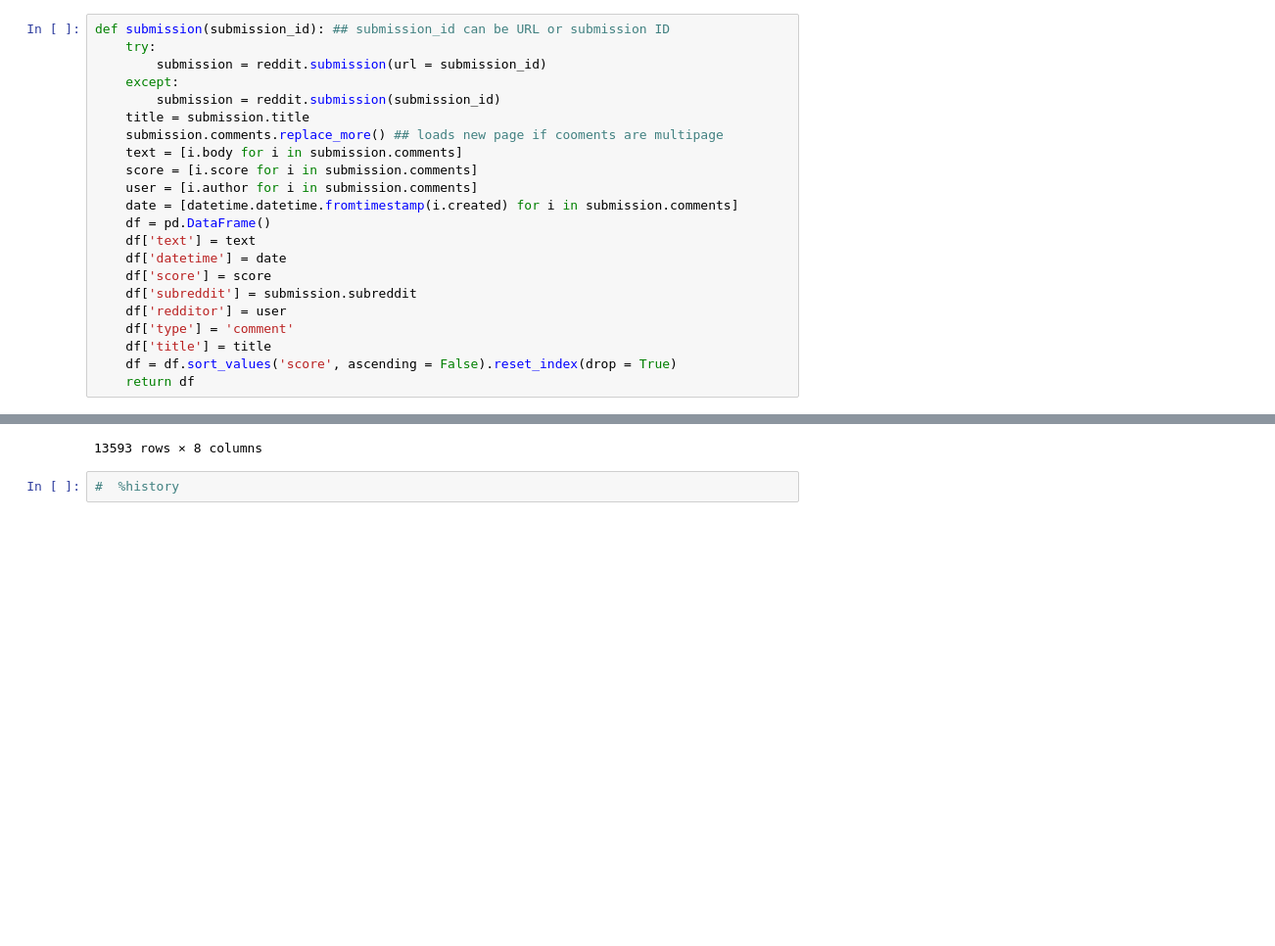
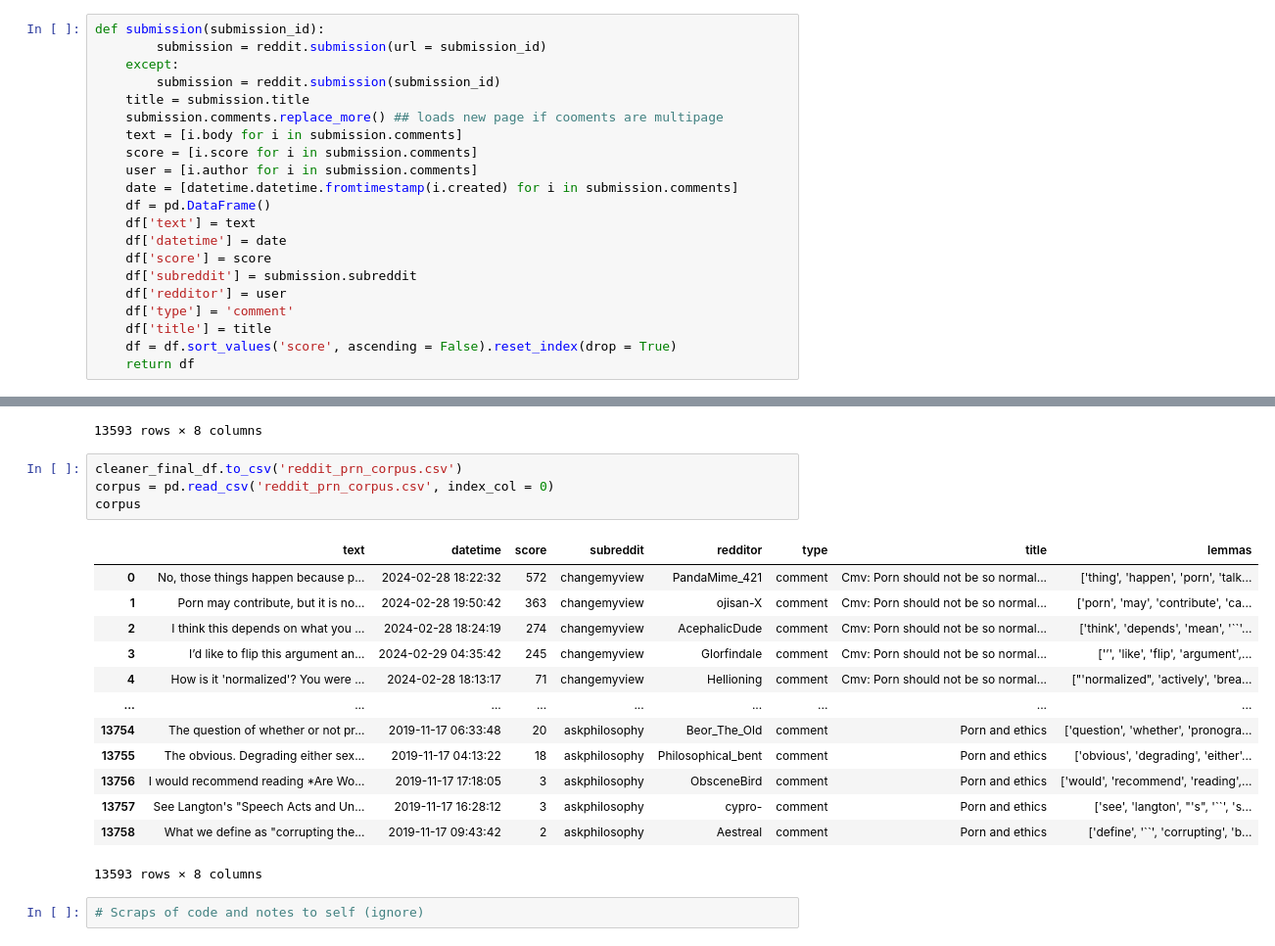
Before and after one commit to ashabensted/NLP_prn, a Jupyter notebook: NLP_Corpus_reddit.ipynb, the cells around one changed output, grey strips where cells are left out. Shown: that part at 98% size. Saved outputs shown, nothing was run; the diff lists cells and outputs as text; blank space fills up the shorter version.

```diff
--- a/NLP_Corpus_reddit.ipynb
+++ b/NLP_Corpus_reddit.ipynb
@@ -43,8 +50,7 @@ Requirement already satisfied: idna<4,>=2.5 in c:\users\asha\anaconda3\lib\site-
 Requirement already satisfied: urllib3<3,>=1.21.1 in c:\users\asha\anaconda3\lib\site-packages (from requests<3.0,>=2.6.0->prawcore<3,>=2.1->PRAW) (1.26.16)
 Requirement already satisfied: certifi>=2017.4.17 in c:\users\asha\anaconda3\lib\site-packages (from requests<3.0,>=2.6.0->prawcore<3,>=2.1->PRAW) (2024.2.2)
 # %%
-def submission(submission_id): ## submission_id can be URL or submission ID
-    try:
+def submission(submission_id):
         submission = reddit.submission(url = submission_id)
     except:
         submission = reddit.submission(submission_id)
@@ -270,5 +219,23 @@ cleaner_final_df
 | 13757 | See Langton's "Speech Acts and Un... | 2019-11-17 16:28:12 | 3 | askphilosophy | cypro- | comment | Porn and ethics | [see, langton, 's, ``, speech, ac... |
 | 13758 | What we define as "corrupting the... | 2019-11-17 09:43:42 | 2 | askphilosophy | Aestreal | comment | Porn and ethics | [define, ``, corrupting, body, mi... |
 13593 rows × 8 columns
-# %%
-#  %history
+# %%
+cleaner_final_df.to_csv('reddit_prn_corpus.csv')
+corpus = pd.read_csv('reddit_prn_corpus.csv', index_col = 0)
+corpus
+# %% [output]
+|  | text | datetime | score | subreddit | redditor | type | title | lemmas |
+| 0 | No, those things happen because p... | 2024-02-28 18:22:32 | 572 | changemyview | PandaMime_421 | comment | Cmv: Porn should not be so normal... | ['thing', 'happen', 'porn', 'talk... |
+| 1 | Porn may contribute, but it is no... | 2024-02-28 19:50:42 | 363 | changemyview | ojisan-X | comment | Cmv: Porn should not be so normal... | ['porn', 'may', 'contribute', 'ca... |
+| 2 | I think this depends on what you ... | 2024-02-28 18:24:19 | 274 | changemyview | AcephalicDude | comment | Cmv: Porn should not be so normal... | ['think', 'depends', 'mean', '``'... |
+| 3 | I’d like to flip this argument an... | 2024-02-29 04:35:42 | 245 | changemyview | Glorfindale | comment | Cmv: Porn should not be so normal... | ['’', 'like', 'flip', 'argument',... |
+| 4 | How is it 'normalized'? You were ... | 2024-02-28 18:13:17 | 71 | changemyview | Hellioning | comment | Cmv: Porn should not be so normal... | ["'normalized", 'actively', 'brea... |
+| ... | ... | ... | ... | ... | ... | ... | ... | ... |
+| 13754 | The question of whether or not pr... | 2019-11-17 06:33:48 | 20 | askphilosophy | Beor_The_Old | comment | Porn and ethics | ['question', 'whether', 'pronogra... |
+| 13755 | The obvious. Degrading either sex... | 2019-11-17 04:13:22 | 18 | askphilosophy | Philosophical_bent | comment | Porn and ethics | ['obvious', 'degrading', 'either'... |
+| 13756 | I would recommend reading *Are Wo... | 2019-11-17 17:18:05 | 3 | askphilosophy | ObsceneBird | comment | Porn and ethics | ['would', 'recommend', 'reading',... |
+| 13757 | See Langton's "Speech Acts and Un... | 2019-11-17 16:28:12 | 3 | askphilosophy | cypro- | comment | Porn and ethics | ['see', 'langton', "'s", '``', 's... |
+| 13758 | What we define as "corrupting the... | 2019-11-17 09:43:42 | 2 | askphilosophy | Aestreal | comment | Porn and ethics | ['define', '``', 'corrupting', 'b... |
+13593 rows × 8 columns
+# %%
+# Scraps of code and notes to self (ignore)
```
Also changed, not shown: parts of 14 cells of this notebook, 1 other file.
